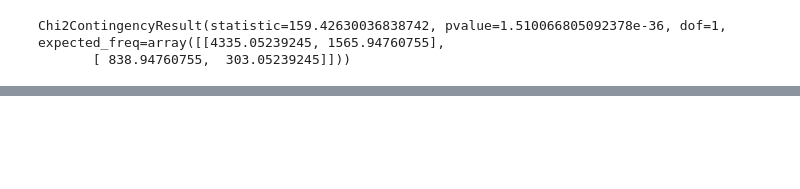
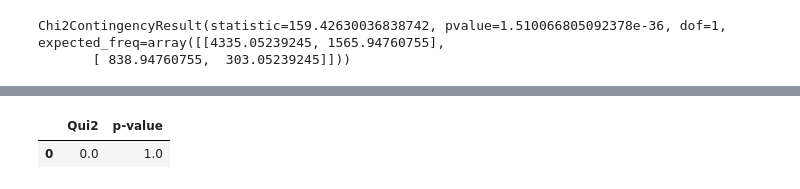
Before and after one commit to gjovs/rockeatseat_ia_track, a Jupyter notebook: eda/eda_churn.ipynb, the cells around one changed output, grey strips where cells are left out. Drawn from its saved outputs; the diff is of its cells as text; code cells hidden in the pictures; blank space fills up the shorter version.

```diff
--- a/eda/eda_churn.ipynb
+++ b/eda/eda_churn.ipynb
@@ -909,0 +927,13 @@ df_chi_scores_senior_citizen_churn
+# %%
+## Month-to-month contracts are more likely to churn - Chi-Square Test
+df_chi_scores_month_to_month_contract_churn = chi2_contingency(df_month_to_month_contract_churn)
+
+scores_month_to_month_contract_churn = pd.Series(df_chi_scores_month_to_month_contract_churn[0])
+p_value_month_to_month_contract_churn = pd.Series(df_chi_scores_month_to_month_contract_churn[1])
+
+df_chi_scores_month_to_month_contract_churn = pd.DataFrame({'Qui2': scores_month_to_month_contract_churn, 'p-value': p_value_month_to_month_contract_churn})
+# %%
+df_chi_scores_month_to_month_contract_churn
+# %% [output]
+|  | Qui2 | p-value |
+| 0 | 0.0 | 1.0 |
```
Also changed, not shown: parts of 7 cells of this notebook.
